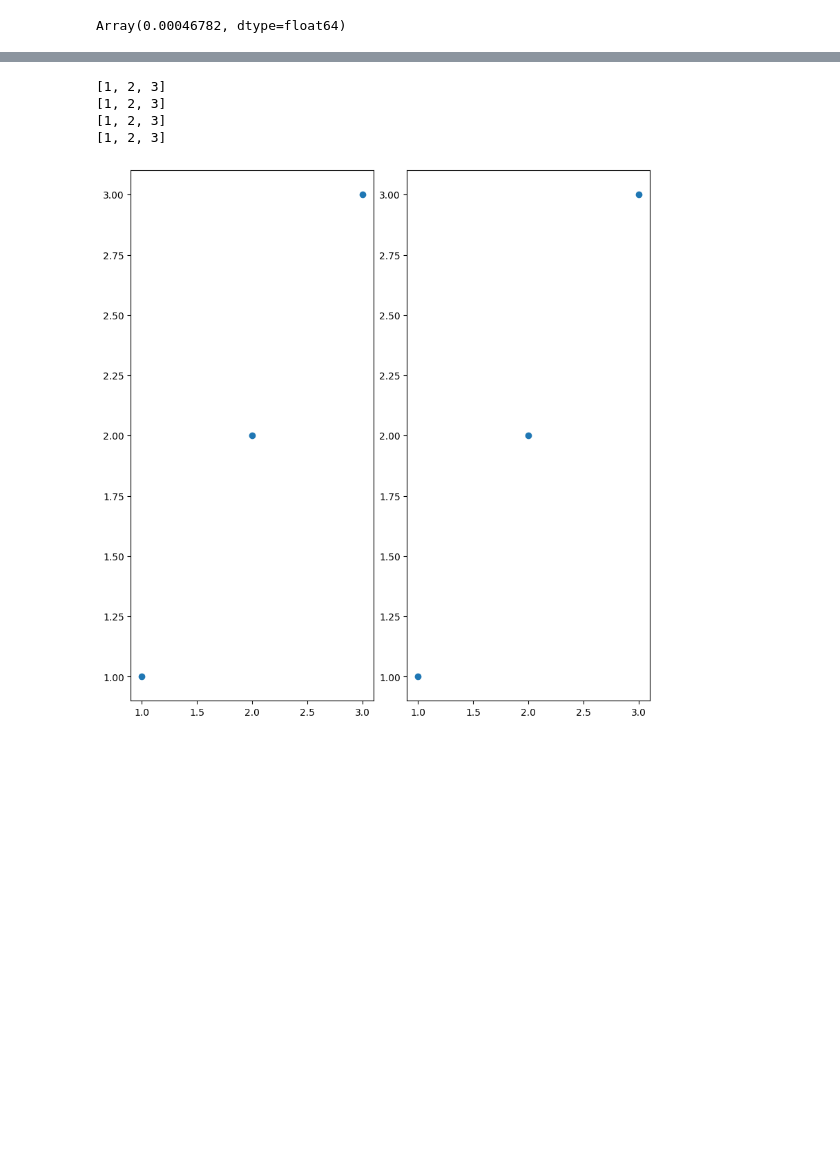
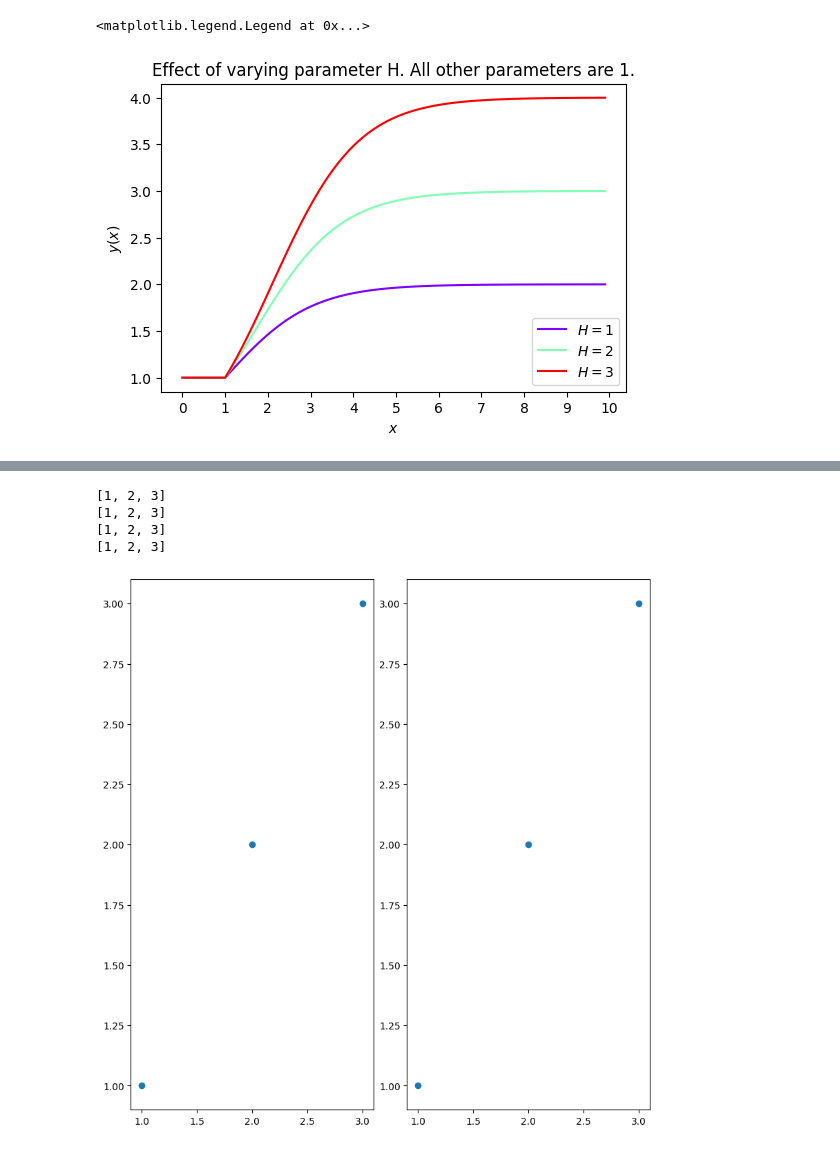
Before and after one commit to hbmep/hbmep-paper, a Jupyter notebook: notebooks/debug.ipynb, the cells around one changed output, grey strips where cells are left out. Cells and saved outputs as stored; diff of their text form; code cells hidden in the pictures; blank space fills up the shorter version.

```diff
--- a/notebooks/debug.ipynb
+++ b/notebooks/debug.ipynb
@@ -26,7 +26,36 @@ numpyro.enable_x64()
 PARENT_PATH = Path(os.getcwd()).parent.absolute()
 FORMAT = "%(asctime)s - %(name)s - %(levelname)s - %(message)s"
 logging.basicConfig(format=FORMAT, level=logging.INFO)
-# %%
-ddsamples.min()
-# %% [output]
-Array(0.00046782, dtype=float64)
+# %%
+from matplotlib.pyplot import cm
+
+x = np.arange(0, 10, .1)
+
+a = 1
+b = 1
+
+L = 1
+H = 1
+v = 1
+
+
+color = iter(cm.rainbow(np.linspace(0, 1, 3)))
+
+plt.figure(figsize=(6, 4))
+
+for H in [1, 2, 3]:
+    c = next(color)
+    y = L + jnp.maximum(
+        0, -1 + (1 + H) / jnp.power(1 + (jnp.power(1 + H, v) - 1) * jnp.exp(-b * (x - a)), 1 / v)
+    )
+
+    sns.lineplot(x=x, y=y, color=c, label=f"$H={H}$")
+
+plt.xticks(np.arange(0, 11, 1))
+plt.title(f"Effect of varying parameter H. All other parameters are 1.")
+plt.xlabel("$x$")
+plt.ylabel("$y(x)$")
+plt.legend(loc="lower right")
+# %% [output]
+<matplotlib.legend.Legend at 0x...>
+[figure, added]
```
Also changed, not shown: parts of 5 cells of this notebook, 24 other files.
